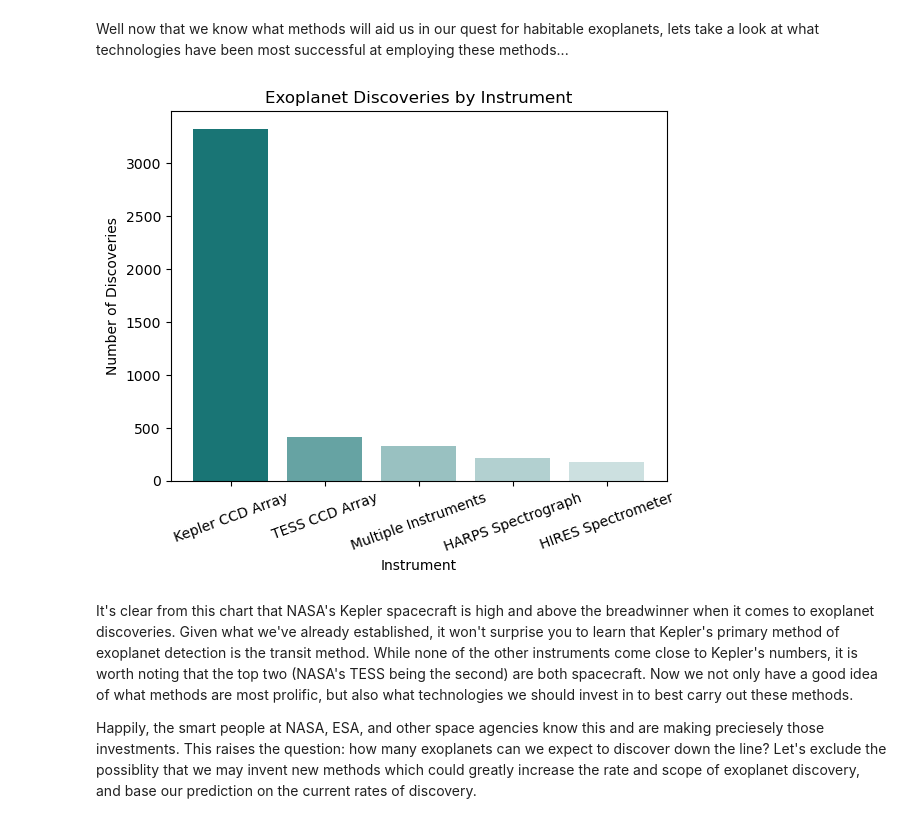
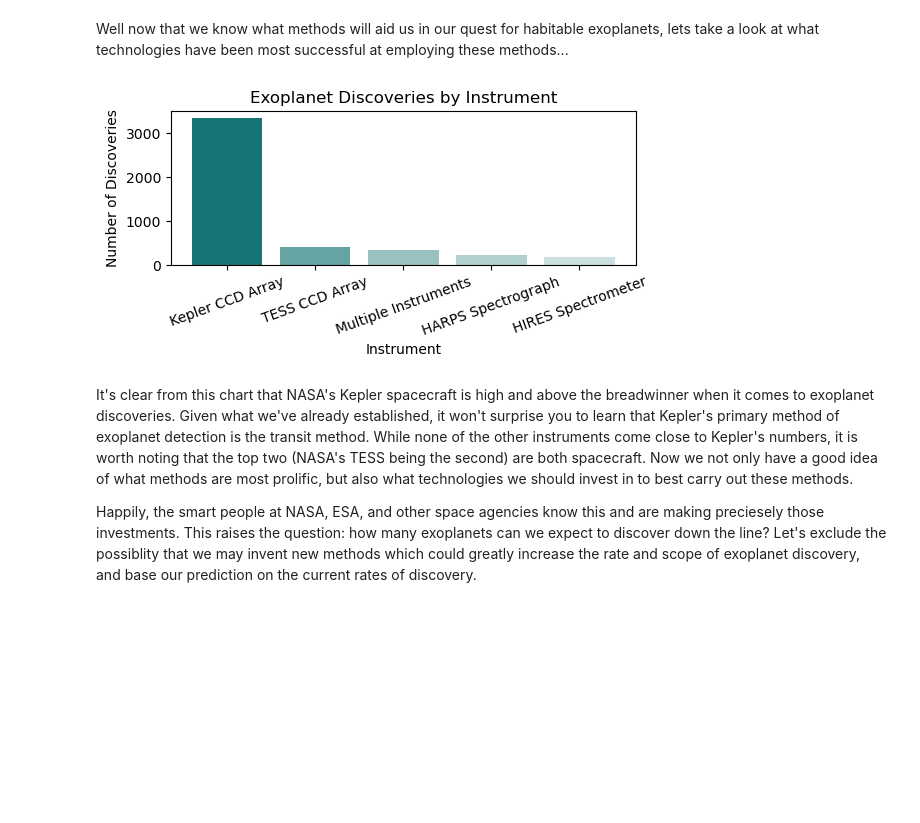
Before and after one commit to RBiebrich/NASA_Exoplanet_Data_Analysis, a Jupyter notebook: exoplanets.ipynb, the cells around one changed output. Cells and saved outputs as stored; diff of their text form; code cells hidden in the pictures; blank space fills up the shorter version.

```diff
--- a/exoplanets.ipynb
+++ b/exoplanets.ipynb
@@ -96,26 +96,26 @@ most_successful_instrument = group_by_instrument.sort_values('pl_name', ascendin
 # %%
 #| echo: False
 
 def discoveries_per_instrument():
     x = list(most_successful_instrument.head(5).index)
     y = most_successful_instrument.head(5)
     colors = [(0.0, 0.4, 0.4, 0.9), (0.0, 0.4, 0.4, 0.6),
               (0.0, 0.4, 0.4, 0.4), (0.0, 0.4, 0.4, 0.3),
                (0.0, 0.4, 0.4, 0.2)]
 
-    fig, ax = plt.subplots()
+    fig, ax = plt.subplots(figsize=(6, 2))
     ax.bar(x, y, color=colors)
     plt.xlabel('Instrument')
     plt.ylabel('Number of Discoveries')
     plt.title('Exoplanet Discoveries by Instrument')
     plt.xticks(rotation=20)
 
     plt.savefig('discoveries-plot')
     plt.show()
 
 discoveries_per_instrument()
 # %% [output]
-[figure, old version]
+[figure, new version]
 # %% [markdown]
 It's clear from this chart that NASA's Kepler spacecraft is high and above the breadwinner when it comes to exoplanet discoveries. Given what we've already established, it won't surprise you to learn that Kepler's primary method of exoplanet detection is the transit method. While none of the other instruments come close to Kepler's numbers, it is worth noting that the top two (NASA's TESS being the second) are both spacecraft. Now we not only have a good idea of what methods are most prolific, but also what technologies we should invest in to best carry out these methods.
 
```
Also changed, not shown: parts of 5 cells of this notebook, 1 other file.
